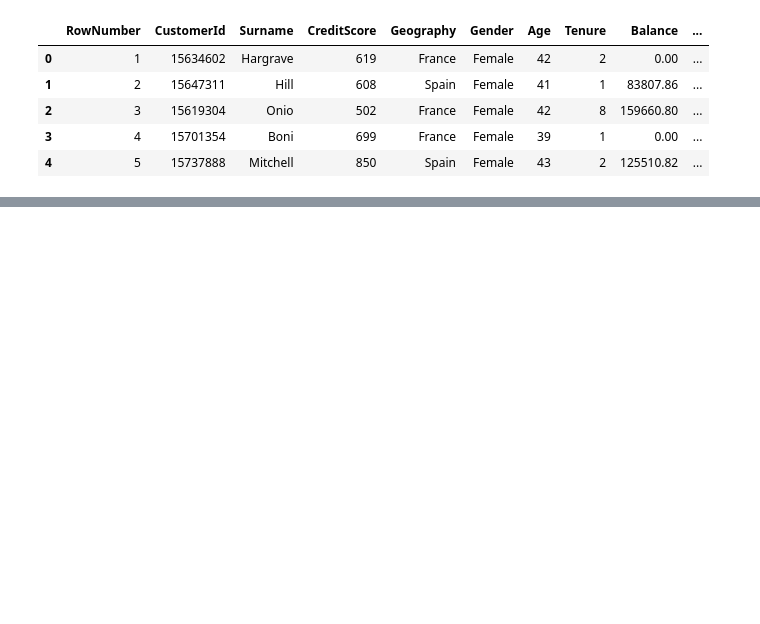
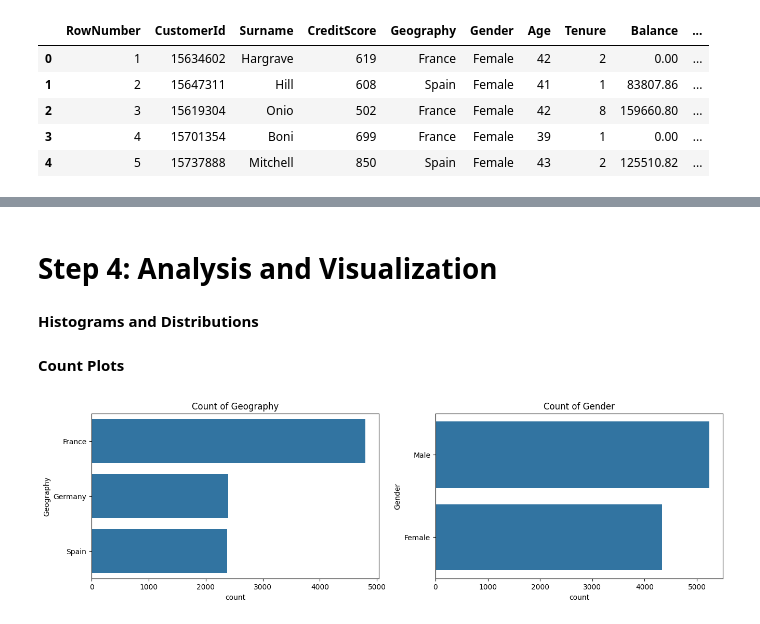
Before and after one commit to zayed95/churn_prediction, a Jupyter notebook: python_code.ipynb, the cells around one changed output, grey strips where cells are left out. Cells and saved outputs as stored; diff of their text form; code cells hidden in the pictures; blank space fills up the shorter version.

```diff
--- a/python_code.ipynb
+++ b/python_code.ipynb
@@ -89,0 +261,4 @@ plt.tight_layout()
+# %% [markdown]
+# Step 4: Analysis and Visualization
+# %% [markdown]
+**Histograms and Distributions**
@@ -89,0 +329,15 @@ plt.tight_layout()
+# %% [markdown]
+**Count Plots**
+# %%
+categorical_columns = df.select_dtypes(include=['object']).columns
+
+plt.figure(figsize=(20, 15))
+for i, col in enumerate(categorical_columns, 1):
+    plt.subplot(4, 3, i)
+    top_10_values = df[col].value_counts().nlargest(10).index
+    sns.countplot(y=df[col], order=top_10_values)
+    plt.title(f'Count of {col}')
+plt.tight_layout()
+plt.show()
+# %% [output]
+[figure, added]
```
Also changed, not shown: parts of 57 cells of this notebook.
